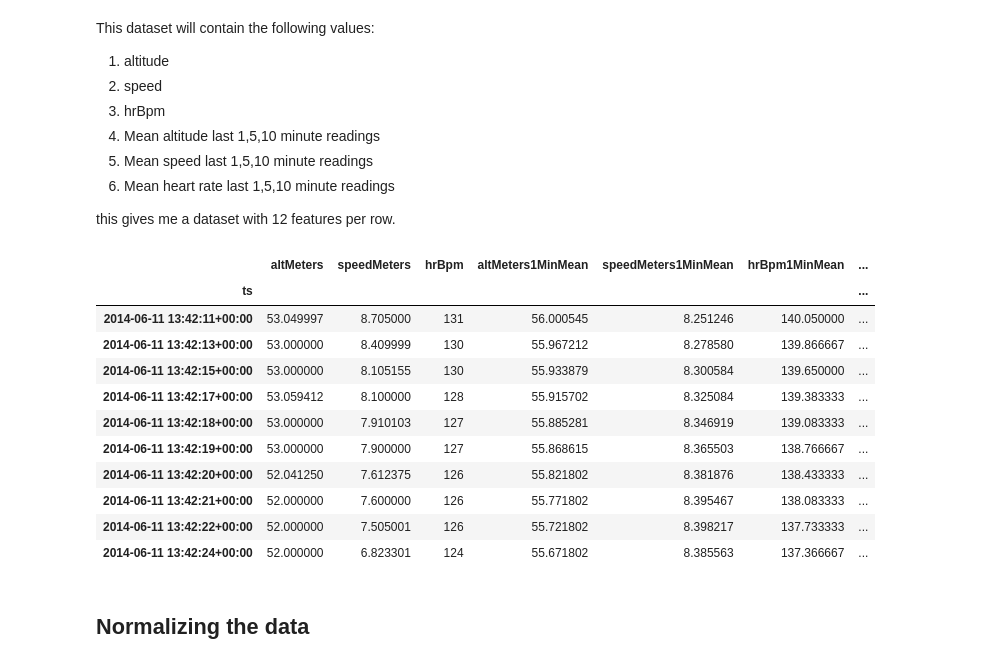
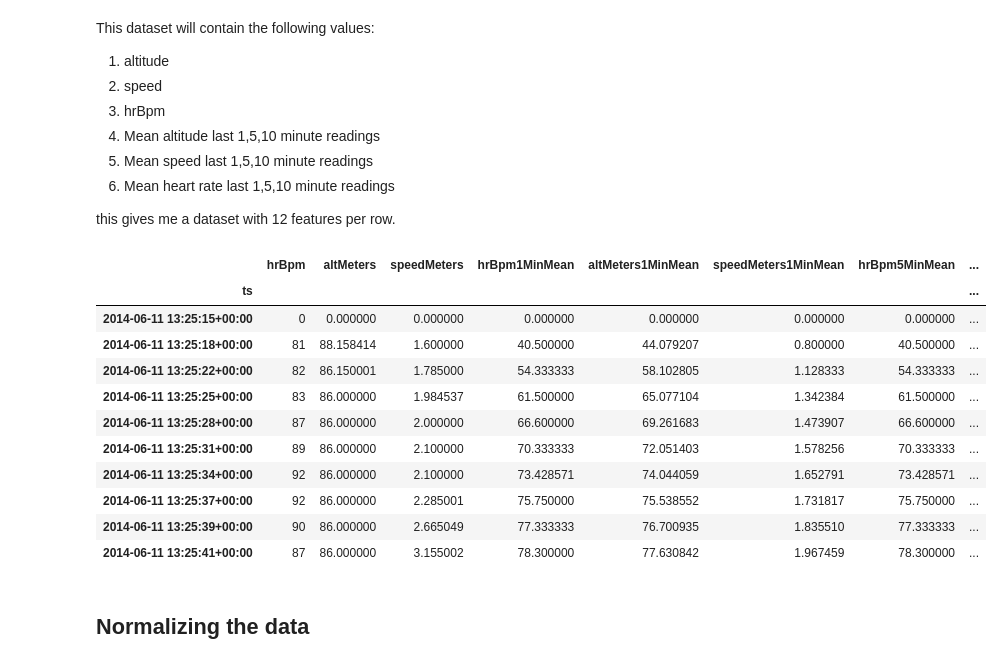
Before and after one commit to arunxarun/bikedatahacking, a Jupyter notebook: bikedatahacking.ipynb, the cells around one changed output. Cells and saved outputs as stored; diff of their text form; code cells hidden in the pictures.

```diff
--- a/bikedatahacking.ipynb
+++ b/bikedatahacking.ipynb
@@ -521,41 +549,44 @@ This dataset will contain the following values:
 
 this gives me a dataset with 12 features per row.
 # %%
+
+
 
 dfRolling = DataFrame()
 
+dfRolling['hrBpm'] = df['hrBpm']
 dfRolling['altMeters'] = df['altMeters']
 dfRolling['speedMeters'] = df['speedMeters']
-dfRolling['hrBpm'] = df['hrBpm']
 
-dfRolling['altMeters1MinMean'] = pd.rolling_mean(df['altMeters'],60)
-dfRolling['speedMeters1MinMean'] = pd.rolling_mean(df['speedMeters'],60)
-dfRolling['hrBpm1MinMean'] = pd.rolling_mean(df['hrBpm'],60)
+dfRolling['hrBpm1MinMean'] = pd.rolling_mean(df['hrBpm'],60,min_periods=1)
+dfRolling['altMeters1MinMean'] = pd.rolling_mean(df['altMeters'],60,min_periods=1)
+dfRolling['speedMeters1MinMean'] = pd.rolling_mean(df['speedMeters'],60,min_periods=1)
 
-dfRolling['altMeters5MinMean'] = pd.rolling_mean(df['altMeters'],300)
-dfRolling['speedMeters5MinMean'] = pd.rolling_mean(df['speedMeters'],300)
-dfRolling['hrBpm5MinMean'] = pd.rolling_mean(df['hrBpm'],300)
+dfRolling['hrBpm5MinMean'] = pd.rolling_mean(df['hrBpm'],300,min_periods=1)
+dfRolling['altMeters5MinMean'] = pd.rolling_mean(df['altMeters'],300,min_periods=1)
+dfRolling['speedMeters5MinMean'] = pd.rolling_mean(df['speedMeters'],300,min_periods=1)
 
-dfRolling['altMeters10MinMean'] = pd.rolling_mean(df['altMeters'],600)
-dfRolling['speedMeters10MinMean'] = pd.rolling_mean(df['speedMeters'],600)
-dfRolling['hrBpm10MinMean'] = pd.rolling_mean(df['hrBpm'],600)
+dfRolling['hrBpm10MinMean'] = pd.rolling_mean(df['hrBpm'],600,min_periods=1)
+dfRolling['altMeters10MinMean'] = pd.rolling_mean(df['altMeters'],600,min_periods=1)
+dfRolling['speedMeters10MinMean'] = pd.rolling_mean(df['speedMeters'],600,min_periods=1)
 
 
 
-dfRolling[610:620]
+
+dfRolling[:10]
 # %% [output]
-|  | altMeters | speedMeters | hrBpm | altMeters1MinMean | speedMeters1MinMean | hrBpm1MinMean | ... |
-| ts |  |  |  |  |  |  | ... |
-| 2014-06-11 13:42:11+00:00 | 53.049997 | 8.705000 | 131 | 56.000545 | 8.251246 | 140.050000 | ... |
-| 2014-06-11 13:42:13+00:00 | 53.000000 | 8.409999 | 130 | 55.967212 | 8.278580 | 139.866667 | ... |
-| 2014-06-11 13:42:15+00:00 | 53.000000 | 8.105155 | 130 | 55.933879 | 8.300584 | 139.650000 | ... |
-| 2014-06-11 13:42:17+00:00 | 53.059412 | 8.100000 | 128 | 55.915702 | 8.325084 | 139.383333 | ... |
-| 2014-06-11 13:42:18+00:00 | 53.000000 | 7.910103 | 127 | 55.885281 | 8.346919 | 139.083333 | ... |
-| 2014-06-11 13:42:19+00:00 | 53.000000 | 7.900000 | 127 | 55.868615 | 8.365503 | 138.766667 | ... |
-| 2014-06-11 13:42:20+00:00 | 52.041250 | 7.612375 | 126 | 55.821802 | 8.381876 | 138.433333 | ... |
-| 2014-06-11 13:42:21+00:00 | 52.000000 | 7.600000 | 126 | 55.771802 | 8.395467 | 138.083333 | ... |
-| 2014-06-11 13:42:22+00:00 | 52.000000 | 7.505001 | 126 | 55.721802 | 8.398217 | 137.733333 | ... |
-| 2014-06-11 13:42:24+00:00 | 52.000000 | 6.823301 | 124 | 55.671802 | 8.385563 | 137.366667 | ... |
+|  | hrBpm | altMeters | speedMeters | hrBpm1MinMean | altMeters1MinMean | speedMeters1MinMean | hrBpm5MinMean | ... |
+| ts |  |  |  |  |  |  |  | ... |
+| 2014-06-11 13:25:15+00:00 | 0 | 0.000000 | 0.000000 | 0.000000 | 0.000000 | 0.000000 | 0.000000 | ... |
+| 2014-06-11 13:25:18+00:00 | 81 | 88.158414 | 1.600000 | 40.500000 | 44.079207 | 0.800000 | 40.500000 | ... |
+| 2014-06-11 13:25:22+00:00 | 82 | 86.150001 | 1.785000 | 54.333333 | 58.102805 | 1.128333 | 54.333333 | ... |
+| 2014-06-11 13:25:25+00:00 | 83 | 86.000000 | 1.984537 | 61.500000 | 65.077104 | 1.342384 | 61.500000 | ... |
+| 2014-06-11 13:25:28+00:00 | 87 | 86.000000 | 2.000000 | 66.600000 | 69.261683 | 1.473907 | 66.600000 | ... |
+| 2014-06-11 13:25:31+00:00 | 89 | 86.000000 | 2.100000 | 70.333333 | 72.051403 | 1.578256 | 70.333333 | ... |
+| 2014-06-11 13:25:34+00:00 | 92 | 86.000000 | 2.100000 | 73.428571 | 74.044059 | 1.652791 | 73.428571 | ... |
+| 2014-06-11 13:25:37+00:00 | 92 | 86.000000 | 2.285001 | 75.750000 | 75.538552 | 1.731817 | 75.750000 | ... |
+| 2014-06-11 13:25:39+00:00 | 90 | 86.000000 | 2.665049 | 77.333333 | 76.700935 | 1.835510 | 77.333333 | ... |
+| 2014-06-11 13:25:41+00:00 | 87 | 86.000000 | 3.155002 | 78.300000 | 77.630842 | 1.967459 | 78.300000 | ... |
 # %% [markdown]
 ## Normalizing the data
 # %% [markdown]
```
Also changed, not shown: parts of 12 cells of this notebook.
